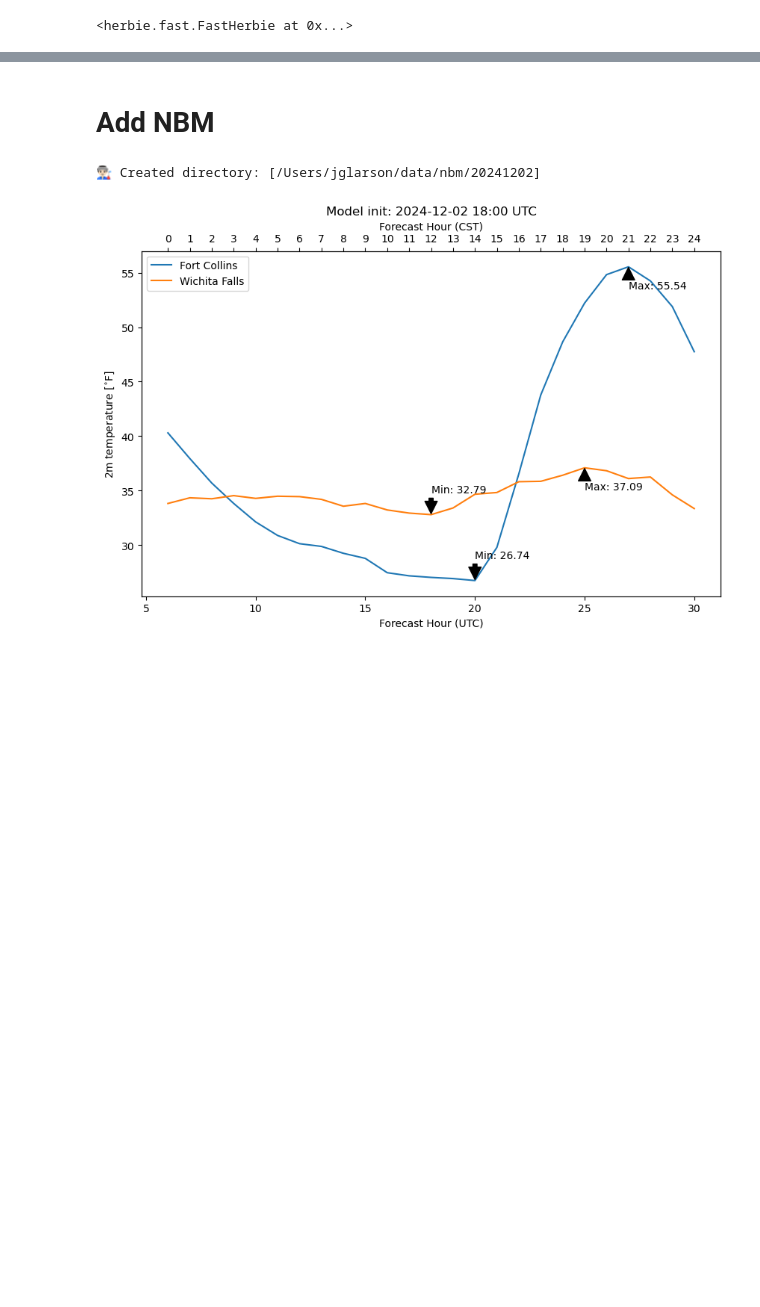
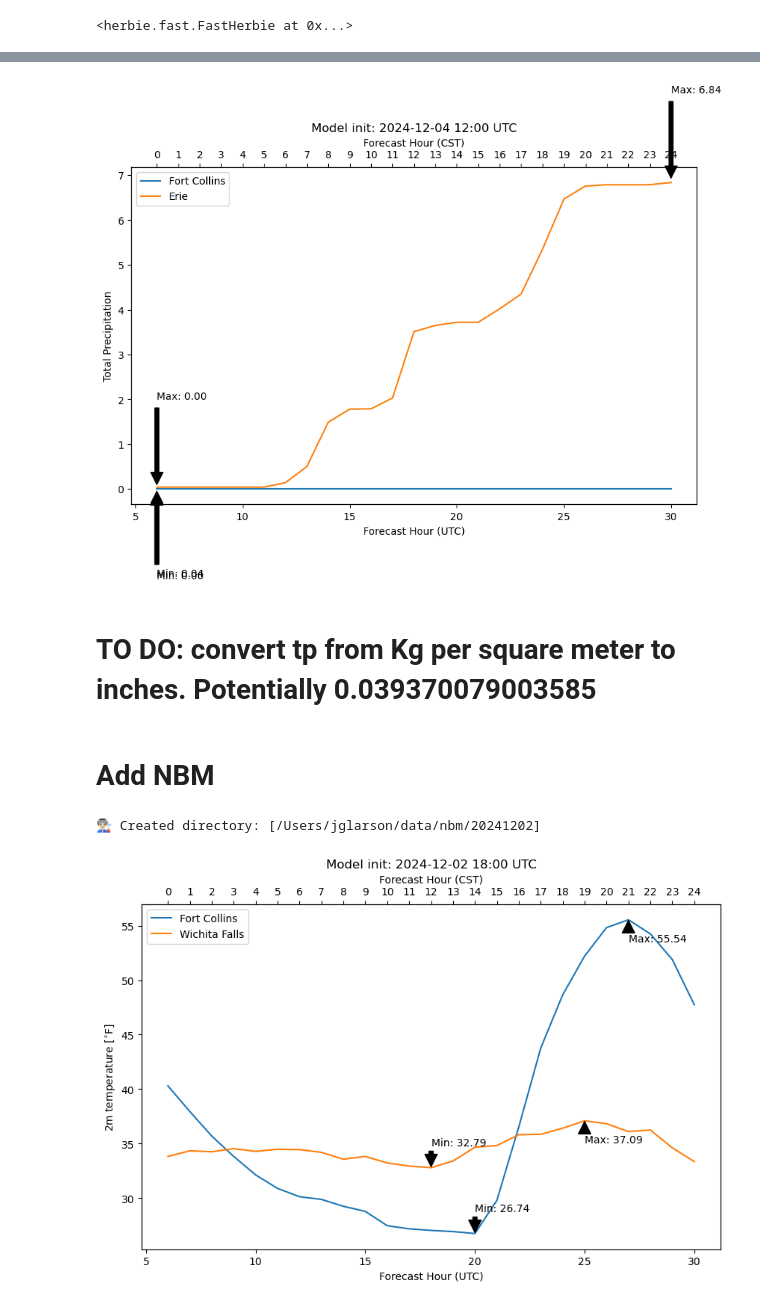
Before and after one commit to jameslarsonclimate/website, a Jupyter notebook: pull_NWP_data.ipynb, the cells around one changed output, grey strips where cells are left out. Cells and saved outputs as stored; diff of their text form; code cells hidden in the pictures; blank space fills up the shorter version.

Commit message:
Added precip time series for latest HRRR run :)

```diff
--- a/pull_NWP_data.ipynb
+++ b/pull_NWP_data.ipynb
@@ -180,12 +175,8 @@ H
 # %% [output]
 <herbie.fast.FastHerbie at 0x...>
 # %%
-# H.xarray("TMP:2 m above", backend_kwargs={'decode_times':False}
-#                   )
-today = pd.Timestamp.now().date()
-dates = pd.DatetimeIndex([pd.Timestamp(f"{today} 18:00")])
 H = FastHerbie(
-    dates,
+    [get_latest_forecast_cycle()],
     model="hrrr",
     product="sfc",
     fxx=list(range(6, 31)),
@@ -196,7 +187,10 @@ H.inventory("TMP:2 m above")
 # H.xarray("TMP:2 m above", backend_kwargs={'decode_times':False}
 #                   )
 
-tp = H.xarray("APCP", backend_kwargs={'decode_times':False}).herbie.pick_points(points, method="nearest")
+tp = H.xarray("APCP", backend_kwargs={'decode_times':False}
+              ).herbie.pick_points(points, method="nearest"
+                                   )['tp']
+tp
 # %% [output]
 <xarray.Dataset> Size: 704B
 Dimensions:              (step: 25, point: 2)
@@ -271,0 +212,3 @@ array([[[294.43024, 294.43024, 294.43024, ..., 299.80524, 299.86774,
+# %%
+tp = tp['tp']
+tp
@@ -272,3 +233,58 @@ array([[[294.43024, 294.43024, 294.43024, ..., 299.80524, 299.86774,
+# %%
+# Create the plot
+fig, ax1 = plt.subplots(figsize=(10, 6))
+
+# Add title with datetime_index
+plt.title(f"Model init: {get_latest_forecast_cycle().strftime('%Y-%m-%d %H:%M')} UTC")
+
+fort_collins = tp.sel(point=0).values
+city2 = tp.sel(point=1).values
+
+# Plot on primary axis (UTC)
+ax1.plot(np.arange(6,31), fort_collins, label='Fort Collins')
+ax1.plot(np.arange(6,31), city2, label='Erie')
+ax1.set_xlabel('Forecast Hour (UTC)')
+ax1.set_ylabel('Total Precipitation')
+
+# Create secondary x-axis for CST
+ax2 = ax1.twiny()
+cst_hours = np.arange(0,25)  # UTC-6
+ax2.set_xlim(ax1.get_xlim())
+ax2.set_xticks(np.arange(6,31))
+ax2.set_xticklabels([str(h-6) for h in range(6,31)])
+ax2.set_xlabel('Forecast Hour (CST)')
+
+# Annotate max and min for Fort Collins
+max_fc = np.max(fort_collins)
+min_fc = np.min(fort_collins)
+max_fc_idx = np.argmax(fort_collins)
+min_fc_idx = np.argmin(fort_collins)
+
+plt.annotate(f'Max: {max_fc:.2f}', xy=(max_fc_idx + 6, max_fc), xytext=(max_fc_idx + 6, max_fc + 2),
+             arrowprops=dict(facecolor='black', shrink=0.05))
+plt.annotate(f'Min: {min_fc:.2f}', xy=(min_fc_idx + 6, min_fc), xytext=(min_fc_idx + 6, min_fc - 2),
+             arrowprops=dict(facecolor='black', shrink=0.05))
+
+# Annotate max and min for Wichita Falls
+max_wf = np.max(city2)
+min_wf = np.min(city2)
+max_wf_idx = np.argmax(city2)
+min_wf_idx = np.argmin(city2)
+
+plt.annotate(f'Max: {max_wf:.2f}', xy=(max_wf_idx + 6, max_wf), xytext=(max_wf_idx + 6, max_wf + 2),
+             arrowprops=dict(facecolor='black', shrink=0.05))
+plt.annotate(f'Min: {min_wf:.2f}', xy=(min_wf_idx + 6, min_wf), xytext=(min_wf_idx + 6, min_wf - 2),
+             arrowprops=dict(facecolor='black', shrink=0.05))
+
+
+# Add legend
+ax1.legend()
+
+plt.show()
+# %% [output]
+[figure, added]
+# %% [markdown]
+# TO DO: convert tp from Kg per square meter to inches. Potentially 0.039370079003585
 # %% [markdown]
 # Add NBM
 # %%
```
Also changed, not shown: parts of 10 cells of this notebook, 1 other file.
